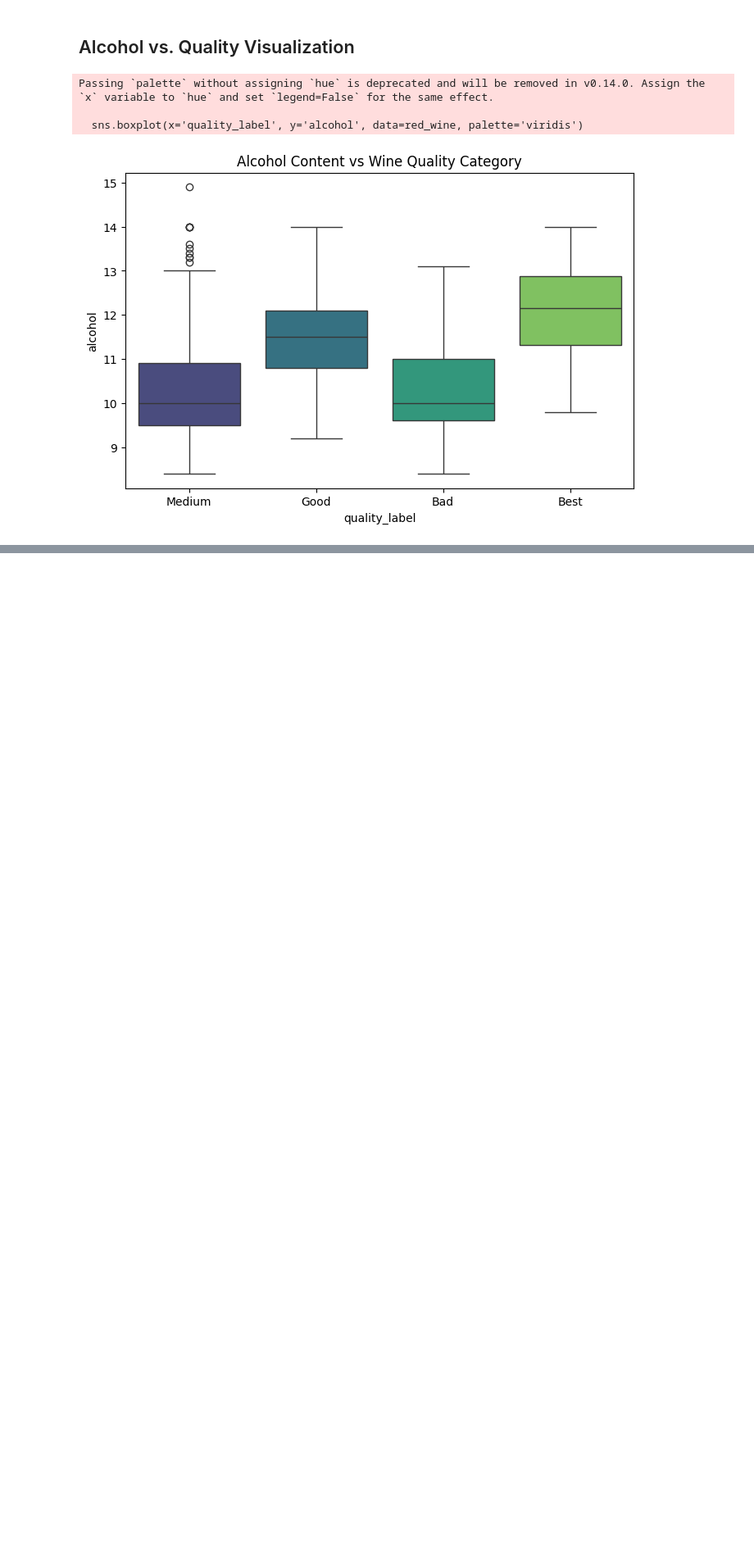
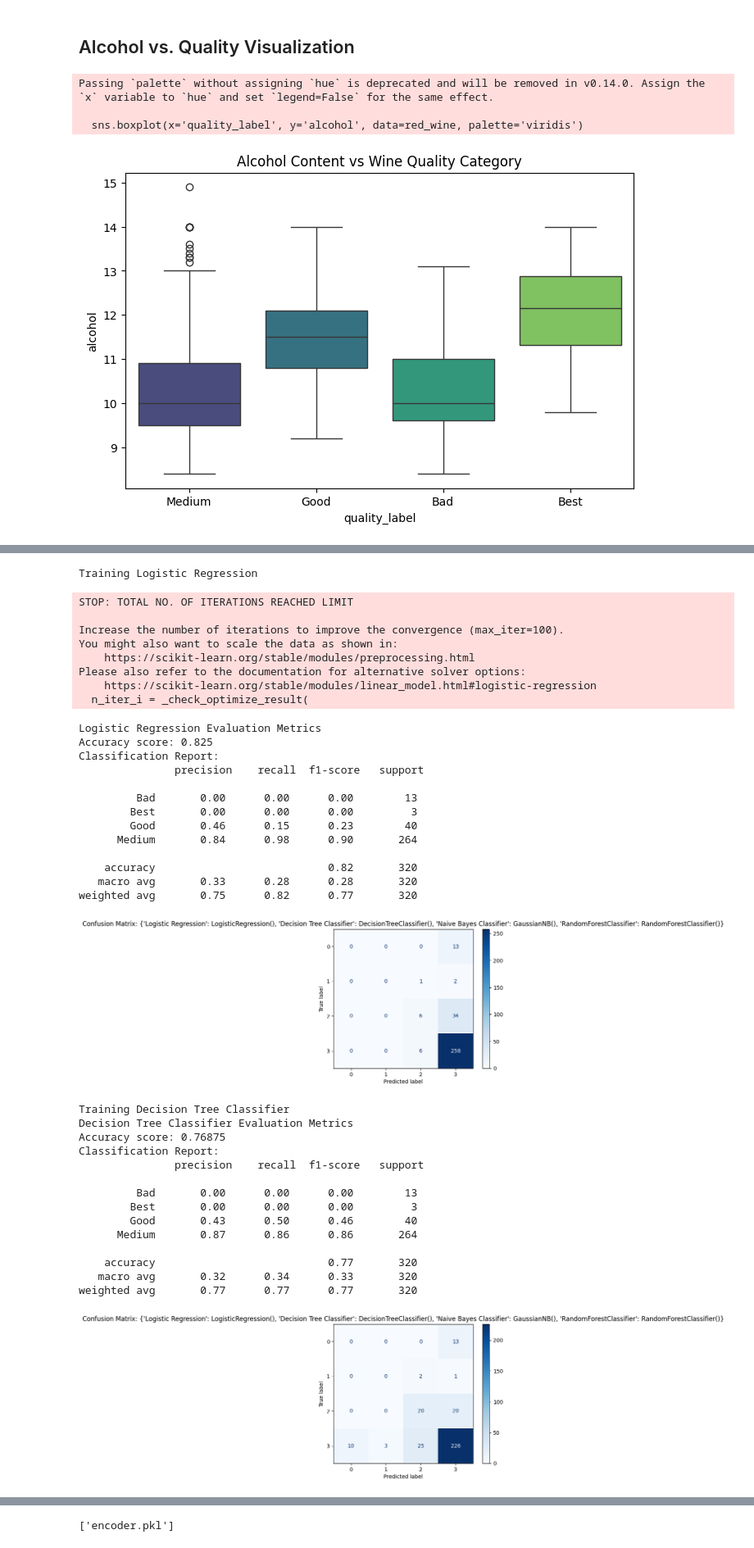
Before and after one commit to suntwister/publica, a Jupyter notebook: week_15/red_wine/red_wine.ipynb, the cells around one changed output, grey strips where cells are left out. Shown at 82% size. Saved outputs shown, nothing was run; the diff lists cells and outputs as text; code cells hidden in the pictures; blank space fills up the shorter version.

Commit message:
models ad api

```diff
--- a/week_15/red_wine/red_wine.ipynb
+++ b/week_15/red_wine/red_wine.ipynb
@@ -6,7 +6,7 @@ import pandas as pd
 import numpy as np
 import os
 # %%
-zip_path = r"C:\Users\ncc\Documents\Github\publica\week_15\wine+quality.zip"
+zip_path = r"C:\Users\Elux\Documents\GitHub\publica\week_15\wine+quality.zip"
 with zipfile.ZipFile(zip_path, 'r') as zip_ref:
     zip_ref.printdir()
     #zip_ref.extractall("Datasets")
@@ -162,0 +165,76 @@ X_test_scaled = scaler.transform(X_test)
+# %%
+from sklearn.linear_model import LogisticRegression
+from sklearn.tree import DecisionTreeClassifier
+from sklearn.ensemble import RandomForestClassifier
+from sklearn.metrics import accuracy_score, f1_score, recall_score, precision_score, classification_report, confusion_matrix, ConfusionMatrixDisplay
+from sklearn.naive_bayes import GaussianNB
+import joblib
+
+
+models = {
+    "Logistic Regression": LogisticRegression(),
+    "Decision Tree Classifier": DecisionTreeClassifier(),
+    "Naive Bayes Classifier": GaussianNB(),
+    "RandomForestClassifier": RandomForestClassifier()
+}
+
+results = {}
+
+for key, value in models.items():
+    print(f"Training {key}")
+    value.fit(X_train, y_train)
+    predict = value.predict(X_test)
+    print(f"{key} Evaluation Metrics")
+    print(f"Accuracy score: {accuracy_score(y_test, predict)}")
+    print(f"Classification Report: \n {classification_report(y_test, predict)}")
+    results[f"{key} Accuracy"] = accuracy_score(y_test, predict)
+
+    # confusion matrix
+    cm = confusion_matrix(y_test, predict)
+    disp = ConfusionMatrixDisplay(confusion_matrix=cm)
+    disp.plot(cmap='Blues')
+    plt.title(f"Confusion Matrix: {models}")
+    plt.show()
+
+    if key == "RandomForestClassifier":
+        joblib.dump(value, "BestModel.pkl")
+joblib.dump(scaler, "encoder.pkl")
+# %% [output]
+Training Logistic Regression
+STOP: TOTAL NO. OF ITERATIONS REACHED LIMIT
+
+Increase the number of iterations to improve the convergence (max_iter=100).
+You might also want to scale the data as shown in:
+    https://scikit-learn.org/stable/modules/preprocessing.html
+Please also refer to the documentation for alternative solver options:
+    https://scikit-learn.org/stable/modules/linear_model.html#logistic-regression
+  n_iter_i = _check_optimize_result(
+Logistic Regression Evaluation Metrics
+Accuracy score: 0.825
+Classification Report:
+               precision    recall  f1-score   support
+
+         Bad       0.00      0.00      0.00        13
+        Best       0.00      0.00      0.00         3
+        Good       0.46      0.15      0.23        40
+      Medium       0.84      0.98      0.90       264
+
+    accuracy                           0.82       320
+   macro avg       0.33      0.28      0.28       320
+weighted avg       0.75      0.82      0.77       320
+[figure, added]
+Training Decision Tree Classifier
+Decision Tree Classifier Evaluation Metrics
+Accuracy score: 0.76875
+Classification Report:
+               precision    recall  f1-score   support
+
+         Bad       0.00      0.00      0.00        13
+        Best       0.00      0.00      0.00         3
+        Good       0.43      0.50      0.46        40
+      Medium       0.87      0.86      0.86       264
+
+    accuracy                           0.77       320
+   macro avg       0.32      0.34      0.33       320
+weighted avg       0.77      0.77      0.77       320
+[figure, added]
@@ -162,0 +271 @@ X_test_scaled = scaler.transform(X_test)
+['encoder.pkl']
```
Also changed, not shown: parts of 12 cells of this notebook, 5 other files.
